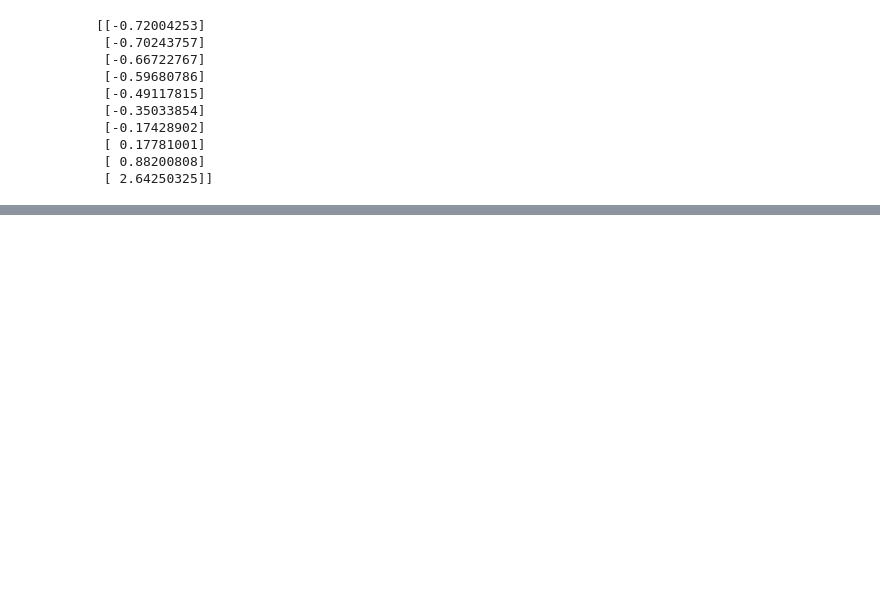
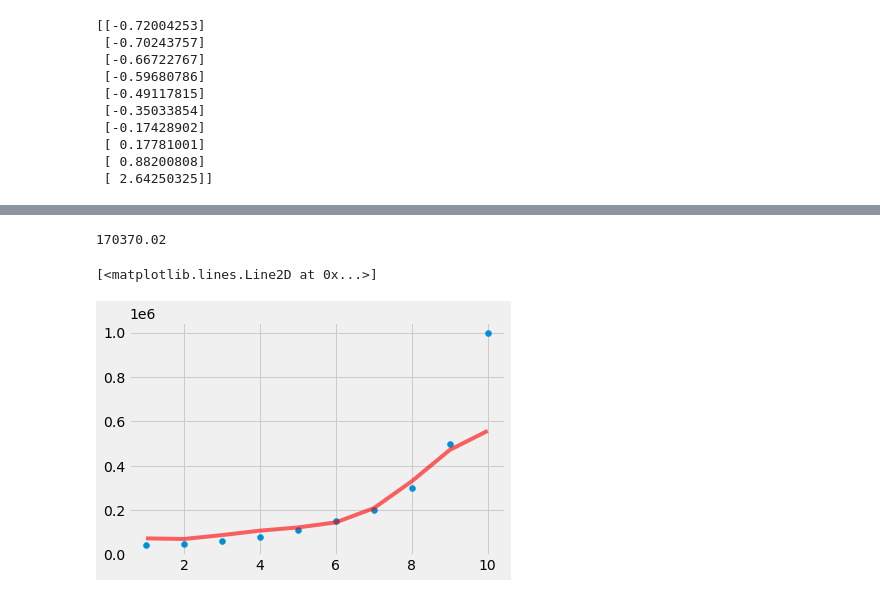
Before and after one commit to redaak/ML-project, a Jupyter notebook: SVRregression/SupportVectorMachineSVR.ipynb, the cells around one changed output, grey strips where cells are left out. Cells and saved outputs as stored; diff of their text form; code cells hidden in the pictures; blank space fills up the shorter version.

```diff
--- a/SVRregression/SupportVectorMachineSVR.ipynb
+++ b/SVRregression/SupportVectorMachineSVR.ipynb
@@ -11,8 +12,10 @@ y=dataset.iloc[:,-1].values
 y=y.reshape(len(y),1)
 x=x.reshape(len(x),1)
 # %%
-y_scaled=StandardScaler().fit_transform(y)
-x_scaled=StandardScaler().fit_transform(x)
+sc_Y=StandardScaler()
+sc_X=StandardScaler()
+y_scaled=sc_Y.fit_transform(y)
+x_scaled=sc_X.fit_transform(x)
 # %%
 print(y_scaled)
 # %% [output]
@@ -28,0 +35,14 @@ print(y_scaled)
+# %%
+Svrm=SVR(kernel='rbf')
+Svrm.fit(x_scaled,y_scaled)
+Reversed=Svrm.predict(sc_X.transform( [[6.5]]))
+round(sc_Y.inverse_transform(Reversed)[0],2)
+# %% [output]
+170370.02
+# %%
+plt.style.use("fivethirtyeight")
+plt.scatter(x,y)
+plt.plot(x,sc_Y.inverse_transform(Svrm.predict(x_scaled)),c="red",alpha=0.6)
+# %% [output]
+[<matplotlib.lines.Line2D at 0x...>]
+[figure, added]
```
Also changed, not shown: parts of 3 cells of this notebook, 1 other file.
